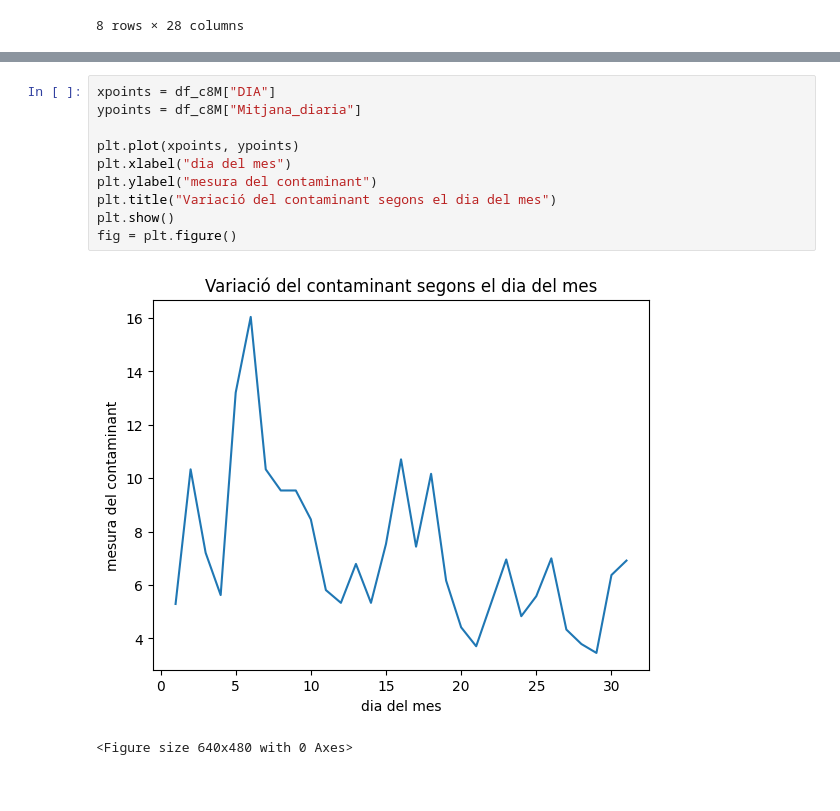
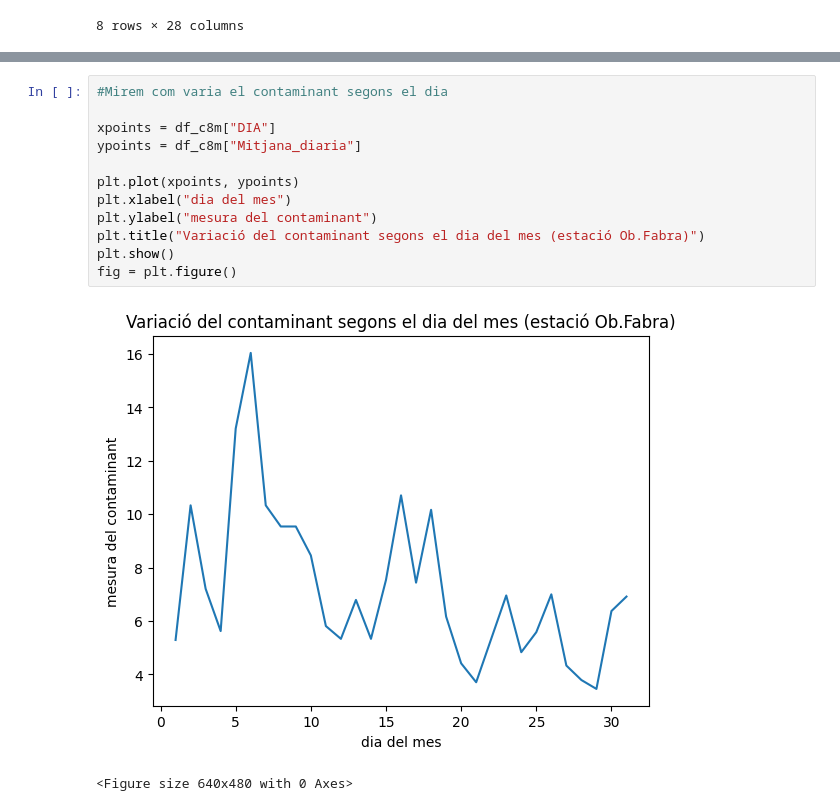
Before and after one commit to MariaAbb7/ProgramesCursPython_B2, a Jupyter notebook: ProjecteContaminantsBCN.ipynb, the cells around one changed output, grey strips where cells are left out. Drawn from its saved outputs; the diff is of its cells as text.

```diff
--- a/ProjecteContaminantsBCN.ipynb
+++ b/ProjecteContaminantsBCN.ipynb
@@ -248,13 +283,15 @@ Text(0.5, 1.0, 'Variació contaminant segons hora del dia')
 # %%
-xpoints = df_c8M["DIA"]
-ypoints = df_c8M["Mitjana_diaria"]
+#Mirem com varia el contaminant segons el dia
+
+xpoints = df_c8m["DIA"]
+ypoints = df_c8m["Mitjana_diaria"]
 
 plt.plot(xpoints, ypoints)
 plt.xlabel("dia del mes")
 plt.ylabel("mesura del contaminant")
-plt.title("Variació del contaminant segons el dia del mes")
+plt.title("Variació del contaminant segons el dia del mes (estació Ob.Fabra)")
 plt.show()
 fig = plt.figure()
 # %% [output]
-[figure, old version]
+[figure, new version]
 <Figure size 640x480 with 0 Axes>
```
Also changed, not shown: parts of 24 cells of this notebook.
